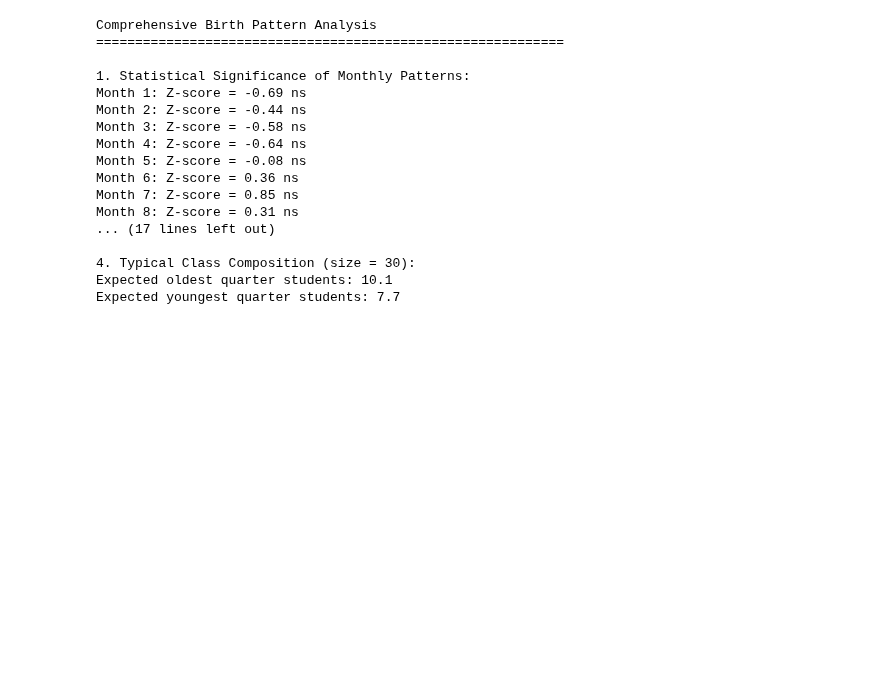
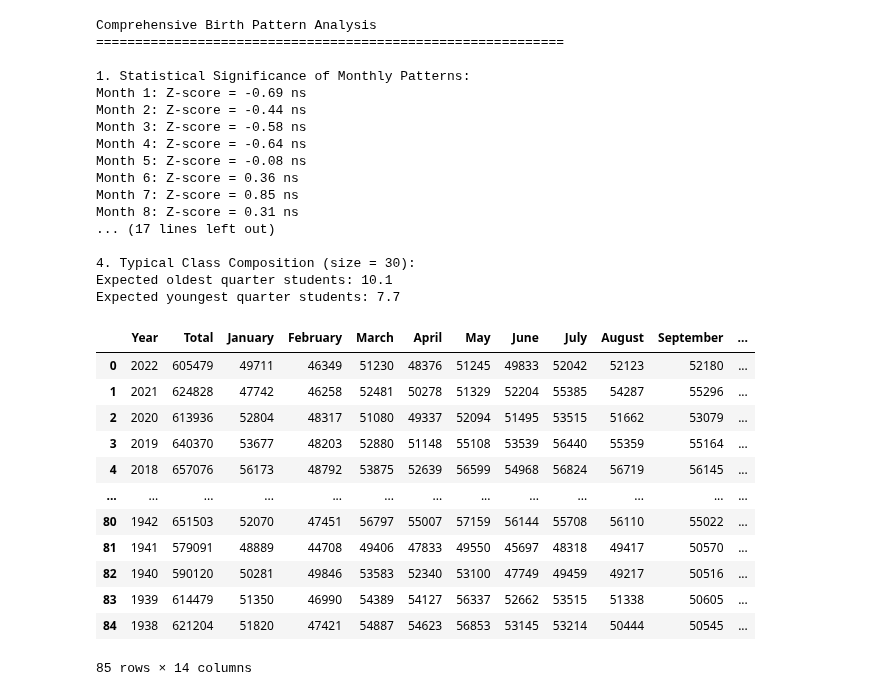
Before and after one commit to muntazirabidi/quant-finance, a Jupyter notebook: learning_notes/statistics/chapters/hypothesis_testing/Code/birth_rates.ipynb, the cells around one changed output. Saved outputs shown, nothing was run; the diff lists cells and outputs as text; code cells hidden in the pictures; blank space fills up the shorter version.

```diff
--- a/learning_notes/statistics/chapters/hypothesis_testing/Code/birth_rates.ipynb
+++ b/learning_notes/statistics/chapters/hypothesis_testing/Code/birth_rates.ipynb
@@ -287,0 +284,28 @@ df['date'] = pd.to_datetime(df['date'], format='%d-%b', errors='coerce')
+# %%
+# Load the Excel file
+file_path = "birthssummary2022refreshedpopulations.xlsx"
+
+# Read the specific sheet/table - adjust the sheet_name if needed
+# You might need to use sheet_name="Table 4" or the appropriate sheet name
+df = pd.read_excel(file_path, sheet_name="Table_4", skiprows=6)
+
+# Clean column names - assuming first row contains month names
+# This depends on your exact Excel structure
+df.columns = [col.strip().replace('"', '').split('\n')[-1] if isinstance(col, str) else col
+              for col in df.columns]
+
+df
+# %% [output]
+|  | Year | Total | January | February | March | April | May | June | July | August | September | ... |
+| 0 | 2022 | 605479 | 49711 | 46349 | 51230 | 48376 | 51245 | 49833 | 52042 | 52123 | 52180 | ... |
+| 1 | 2021 | 624828 | 47742 | 46258 | 52481 | 50278 | 51329 | 52204 | 55385 | 54287 | 55296 | ... |
+| 2 | 2020 | 613936 | 52804 | 48317 | 51080 | 49337 | 52094 | 51495 | 53515 | 51662 | 53079 | ... |
+| 3 | 2019 | 640370 | 53677 | 48203 | 52880 | 51148 | 55108 | 53539 | 56440 | 55359 | 55164 | ... |
+| 4 | 2018 | 657076 | 56173 | 48792 | 53875 | 52639 | 56599 | 54968 | 56824 | 56719 | 56145 | ... |
+| ... | ... | ... | ... | ... | ... | ... | ... | ... | ... | ... | ... | ... |
+| 80 | 1942 | 651503 | 52070 | 47451 | 56797 | 55007 | 57159 | 56144 | 55708 | 56110 | 55022 | ... |
+| 81 | 1941 | 579091 | 48889 | 44708 | 49406 | 47833 | 49550 | 45697 | 48318 | 49417 | 50570 | ... |
+| 82 | 1940 | 590120 | 50281 | 49846 | 53583 | 52340 | 53100 | 47749 | 49459 | 49217 | 50516 | ... |
+| 83 | 1939 | 614479 | 51350 | 46990 | 54389 | 54127 | 56337 | 52662 | 53515 | 51338 | 50605 | ... |
+| 84 | 1938 | 621204 | 51820 | 47421 | 54887 | 54623 | 56853 | 53145 | 53214 | 50444 | 50545 | ... |
+85 rows × 14 columns
```
Also changed, not shown: parts of 3 cells of this notebook, 27 other files.
